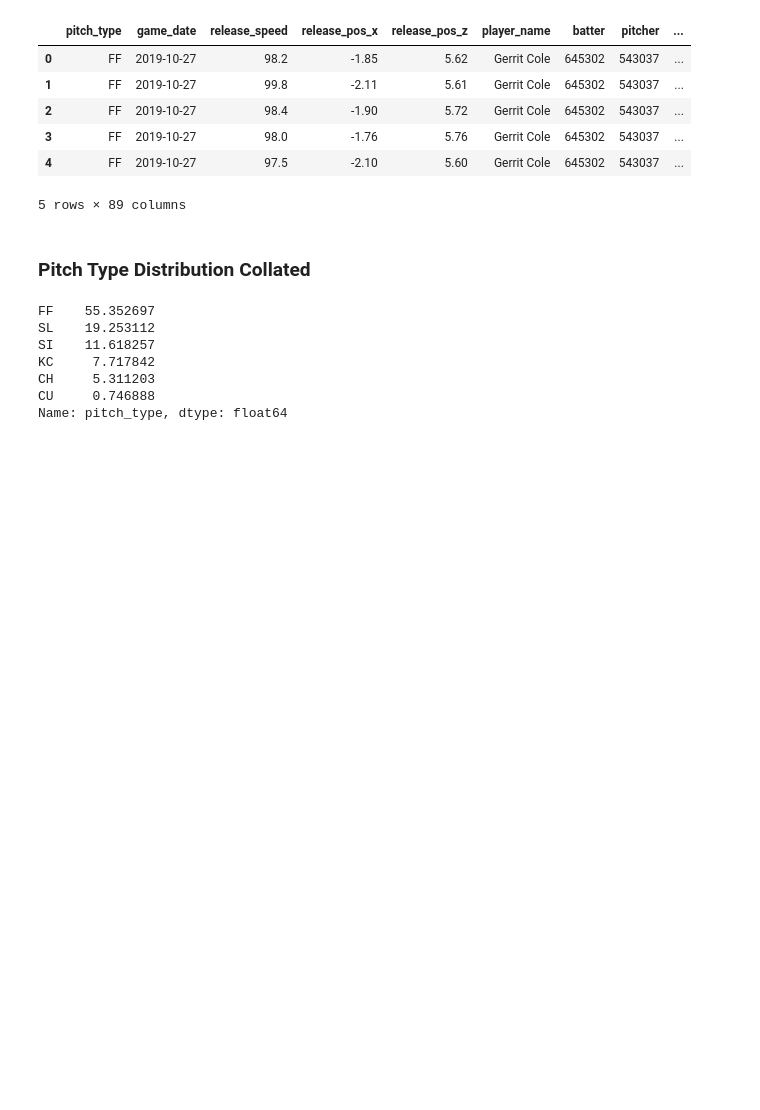
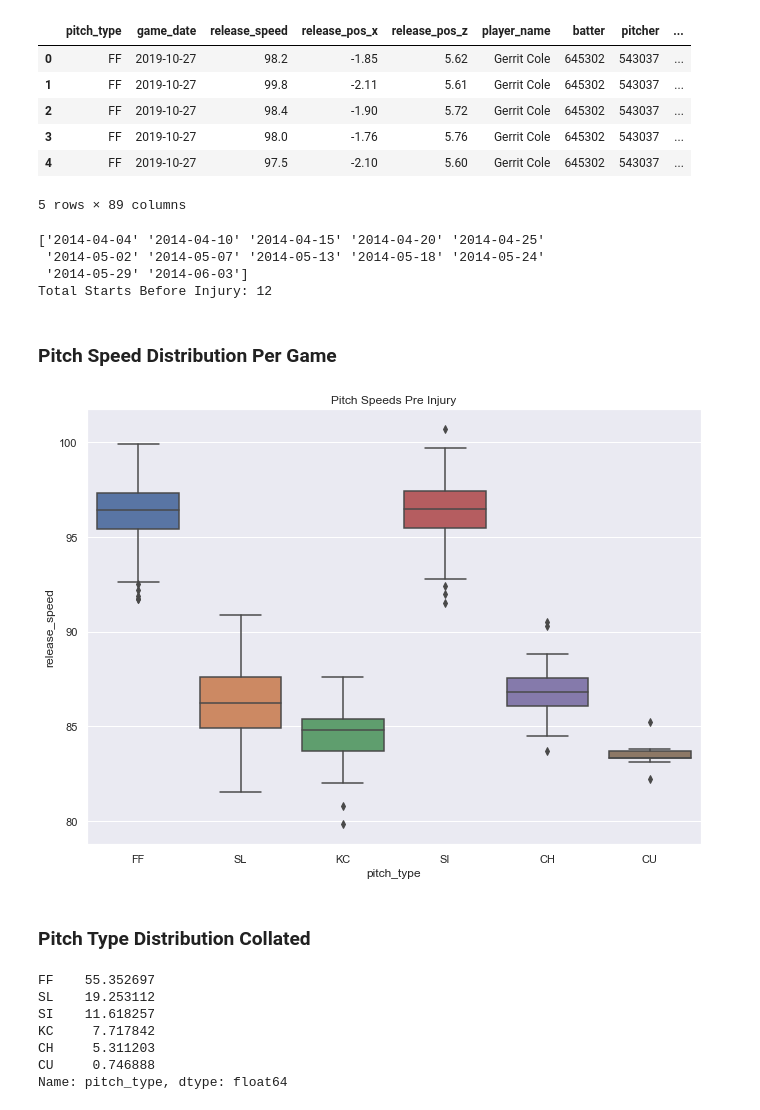
Before and after one commit to PauMacasaet/Gerrit-Cole-Analysis, a Jupyter notebook: gerritcole.ipynb, the cells around one changed output. Cells and saved outputs as stored; diff of their text form; code cells hidden in the pictures; blank space fills up the shorter version.

```diff
--- a/gerritcole.ipynb
+++ b/gerritcole.ipynb
@@ -492,3 +502,13 @@ cole14 = sample[sample['game_year'] == 2014]
 cole14 = cole14.iloc[::-1].reset_index() # reverse rows to beginning of season
 # %%
 before = cole14.loc[0:1204]
+# %%
+# Get all starts of the timeframe
+starts = before.game_date.unique()
+print(starts)
+print('Total Starts Before Injury: {}'.format(len(starts)))
+# %% [output]
+['2014-04-04' '2014-04-10' '2014-04-15' '2014-04-20' '2014-04-25'
+ '2014-05-02' '2014-05-07' '2014-05-13' '2014-05-18' '2014-05-24'
+ '2014-05-29' '2014-06-03']
+Total Starts Before Injury: 12
@@ -495,3 +517,11 @@ before = cole14.loc[0:1204]
+# %% [markdown]
+### Pitch Speed Distribution Per Game
+# %%
+ax = sns.boxplot(x='pitch_type', y='release_speed', data=before)
+plt.title('Pitch Speeds Pre Injury')
+plt.show()
+# %% [output]
+[figure, added]
 # %% [markdown]
 ### Pitch Type Distribution Collated
 # %%
```
Also changed, not shown: parts of 17 cells of this notebook, 1 other file.
